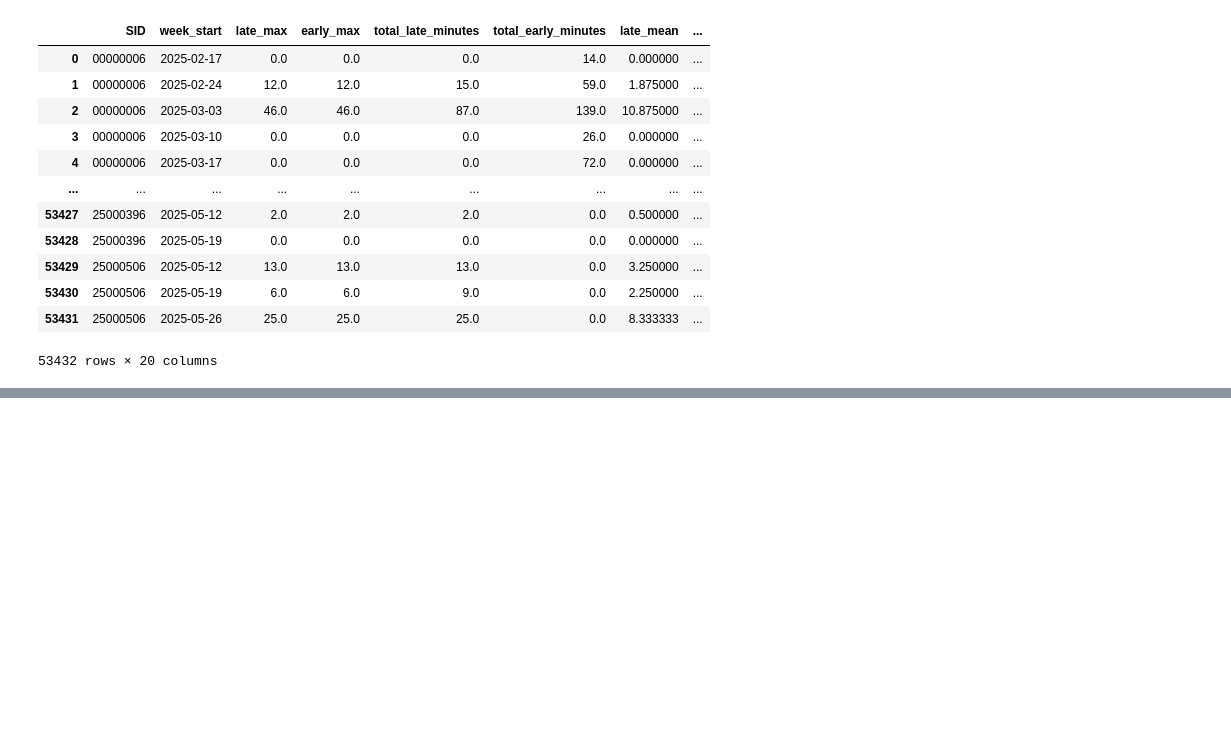
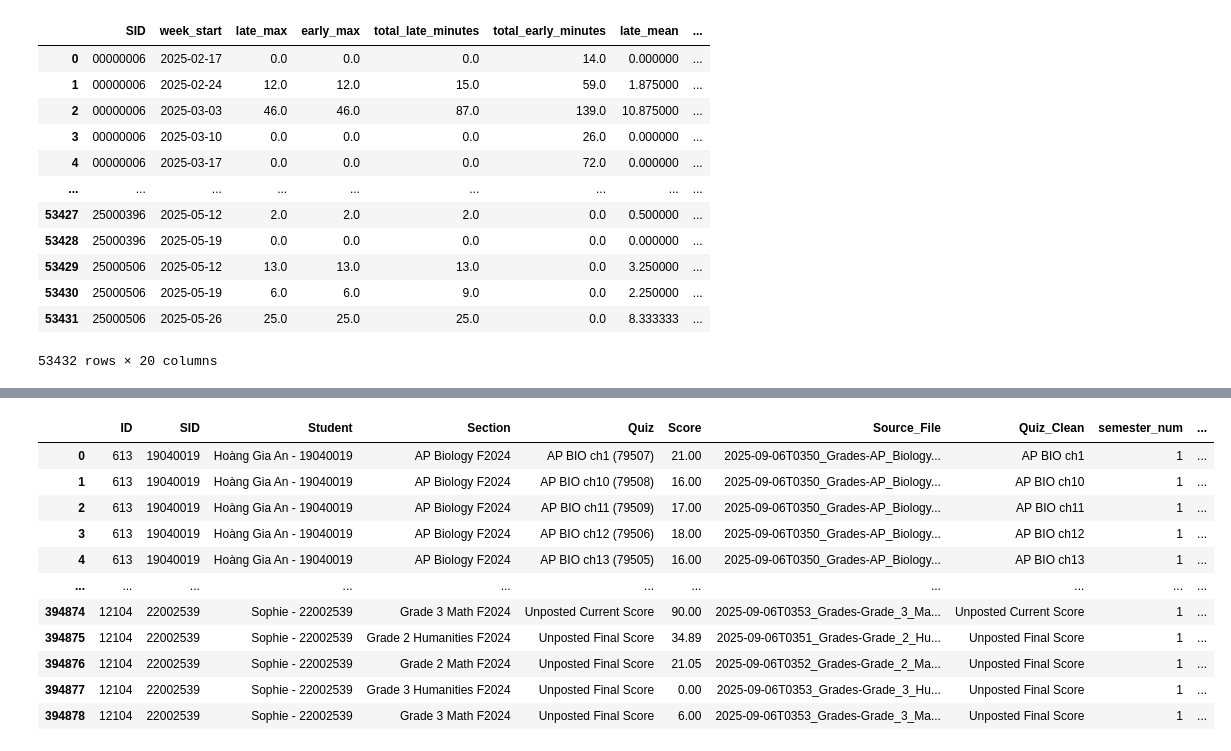
Before and after one commit to tthvan/student-dropout-analysis, a Jupyter notebook: notebooks/weekly_manipulation.ipynb, the cells around one changed output, grey strips where cells are left out. Drawn from its saved outputs; the diff is of its cells as text; code cells hidden in the pictures; blank space fills up the shorter version.

```diff
--- a/notebooks/weekly_manipulation.ipynb
+++ b/notebooks/weekly_manipulation.ipynb
@@ -360,0 +364,3 @@ weekly_stats_all.to_csv('weekly_stats_all.csv', index=False)
+# %%
+canvas = pd.read_excel(r"C:\Users\Admin\Documents\Studio Code\customer_retention_data\student-dropout-analysis\data_processed\final_canvas.xlsx", dtype={'SID': str})
+canvas
@@ -360,0 +406,5 @@ weekly_stats_all.to_csv('weekly_stats_all.csv', index=False)
+# %%
+#Remove the quizzes that have 0 students doing - potentially an optional quiz
+mask_keep = canvas.groupby('Quiz_Clean')['Score'].transform(lambda s:s.notna().any())
+canvas_filtered = canvas[mask_keep].copy()
+canvas_filtered
@@ -360,0 +425,9 @@ weekly_stats_all.to_csv('weekly_stats_all.csv', index=False)
+# %%
+#remove the quizzes that have under 20 people doing - potentially optional quizzes
+MIN_PARTICIPANTS = 20
+
+mask_keep = (canvas.groupby("Quiz_Clean")["Score"]
+                   .transform(lambda s: s.notna().sum()) >= MIN_PARTICIPANTS)
+
+canvas_filtered = canvas_filtered[mask_keep].copy()
+canvas_filtered
@@ -360,0 +448,66 @@ weekly_stats_all.to_csv('weekly_stats_all.csv', index=False)
+# %%
+SEM1_ALIASES = [
+    r"\bF(20\d{2})\b",          # F2024
+    r"\bFall\s*(20\d{2})\b",    # Fall 2024
+    r"\bSY(20\d{2})\b",         # SY2025
+]
+
+SEM2_ALIASES = [
+    r"\bSP(20\d{2})\b",         # SP2025
+    r"\bSpring\s*(20\d{2})\b",  # Spring 2025
+]
+
+def extract_semester(text: str):
+    """
+    Returns: (semester_num, semester_code)
+      - semester_num: 1 for Fall/SY, 2 for Spring, np.nan if unknown
+      - semester_code: 'FYYYY' or 'SPYYYY' (normalized), or None if unknown
+    """
+    if not isinstance(text, str) or not text.strip():
+        return np.nan, None
+
+    t = text.strip()
+
+    # Try semester 1 patterns (Fall/F/SY)
+    for pat in SEM1_ALIASES:
+        m = re.search(pat, t, flags=re.IGNORECASE)
+        if m:
+            year = m.group(1)
+            # Normalize all sem1 to FYYYY per your mapping
+            return 1, f"F{year}"
+
+    # Try semester 2 patterns (Spring/SP)
+    for pat in SEM2_ALIASES:
+        m = re.search(pat, t, flags=re.IGNORECASE)
+        if m:
+            year = m.group(1)
+            return 2, f"SP{year}"
+
+    # No match
+    return np.nan, None
+
+# Apply to your DataFrame
+def add_semester_columns(df, title_col="Section"):
+    out = df.copy()
+    res = out[title_col].apply(extract_semester)
+    out["semester_num"]  = res.apply(lambda x: x[0])
+    out["semester_code"] = res.apply(lambda x: x[1])
+    return out
+
+semester_col_added = add_semester_columns(canvas_filtered, title_col="Section")
+semester_col_added["semester_code"] = semester_col_added["semester_code"].replace({"F2025": "F2024"})
+
+semester_col_added
+# %% [output]
+|  | ID | SID | Student | Section | Quiz | Score | Source_File | Quiz_Clean | semester_num | ... |
+| 0 | 613 | 19040019 | Hoàng Gia An - 19040019 | AP Biology F2024 | AP BIO ch1 (79507) | 21.00 | 2025-09-06T0350_Grades-AP_Biology... | AP BIO ch1 | 1 | ... |
+| 1 | 613 | 19040019 | Hoàng Gia An - 19040019 | AP Biology F2024 | AP BIO ch10 (79508) | 16.00 | 2025-09-06T0350_Grades-AP_Biology... | AP BIO ch10 | 1 | ... |
+| 2 | 613 | 19040019 | Hoàng Gia An - 19040019 | AP Biology F2024 | AP BIO ch11 (79509) | 17.00 | 2025-09-06T0350_Grades-AP_Biology... | AP BIO ch11 | 1 | ... |
+| 3 | 613 | 19040019 | Hoàng Gia An - 19040019 | AP Biology F2024 | AP BIO ch12 (79506) | 18.00 | 2025-09-06T0350_Grades-AP_Biology... | AP BIO ch12 | 1 | ... |
+| 4 | 613 | 19040019 | Hoàng Gia An - 19040019 | AP Biology F2024 | AP BIO ch13 (79505) | 16.00 | 2025-09-06T0350_Grades-AP_Biology... | AP BIO ch13 | 1 | ... |
+| ... | ... | ... | ... | ... | ... | ... | ... | ... | ... | ... |
+| 394874 | 12104 | 22002539 | Sophie - 22002539 | Grade 3 Math F2024 | Unposted Current Score | 90.00 | 2025-09-06T0353_Grades-Grade_3_Ma... | Unposted Current Score | 1 | ... |
+| 394875 | 12104 | 22002539 | Sophie - 22002539 | Grade 2 Humanities F2024 | Unposted Final Score | 34.89 | 2025-09-06T0351_Grades-Grade_2_Hu... | Unposted Final Score | 1 | ... |
+| 394876 | 12104 | 22002539 | Sophie - 22002539 | Grade 2 Math F2024 | Unposted Final Score | 21.05 | 2025-09-06T0352_Grades-Grade_2_Ma... | Unposted Final Score | 1 | ... |
+| 394877 | 12104 | 22002539 | Sophie - 22002539 | Grade 3 Humanities F2024 | Unposted Final Score | 0.00 | 2025-09-06T0353_Grades-Grade_3_Hu... | Unposted Final Score | 1 | ... |
+| 394878 | 12104 | 22002539 | Sophie - 22002539 | Grade 3 Math F2024 | Unposted Final Score | 6.00 | 2025-09-06T0353_Grades-Grade_3_Ma... | Unposted Final Score | 1 | ... |
```
Also changed, not shown: parts of 11 cells of this notebook, 2 other files.
